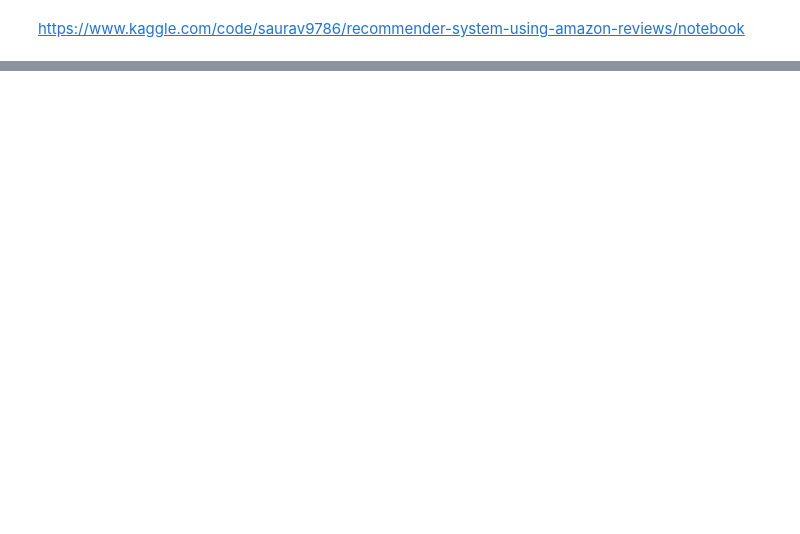
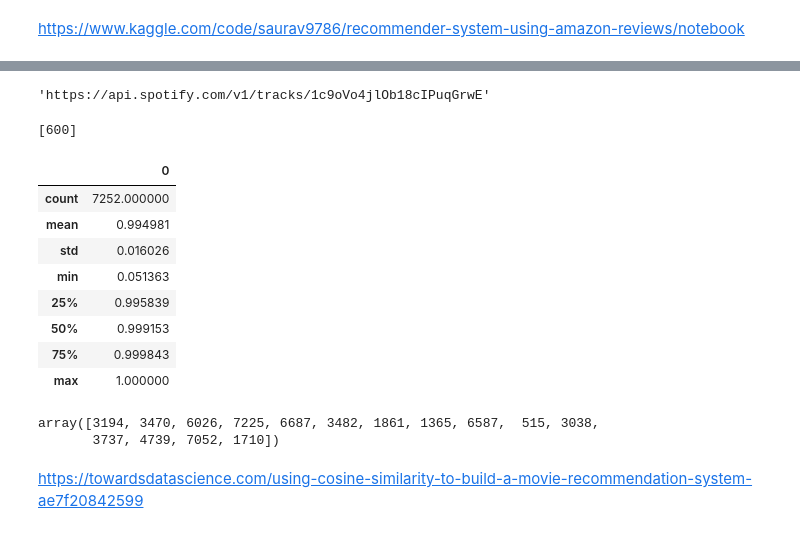
Before and after one commit to stoic-devv/spotify-data-science, a Jupyter notebook: code/model.ipynb, the cells around one changed output, grey strips where cells are left out. Cells and saved outputs as stored; diff of their text form; code cells hidden in the pictures; blank space fills up the shorter version.

```diff
--- a/code/model.ipynb
+++ b/code/model.ipynb
@@ -256,0 +285,15 @@ https://www.kaggle.com/code/saurav9786/recommender-system-using-amazon-reviews/n
+# %%
+cv = CountVectorizer()
+count_matrix = cv.fit_transform(df["sp_genres"])
+# print("Count Matrix:", count_matrix.toarray())
+# np.shape(count_matrix)
+# cosine_sim = cosine_similarity(count_matrix)
+arr2 = []
+for i in range(7252):
+    temp = []
+    for x in range(len(X.columns)-2):
+        temp += [X.iloc[i,x]]
+    arr2 += [ temp]
+# len(arr2)
+cosine_sim = cosine_similarity(arr2)
+print(cosine_sim)
@@ -256,0 +308,37 @@ https://www.kaggle.com/code/saurav9786/recommender-system-using-amazon-reviews/n
+# %%
+df.track_href[600]
+# %% [output]
+'https://api.spotify.com/v1/tracks/1c9oVo4jlOb18cIPuqGrwE'
+# %%
+hreflike = 'https://api.spotify.com/v1/tracks/1c9oVo4jlOb18cIPuqGrwE'
+def get_index_from_href(href):
+    return df.index[df['track_href'] == href].tolist()
+
+idx = get_index_from_href(hreflike)
+print(idx)
+# %% [output]
+[600]
+# %%
+similar_songs = list(enumerate(cosine_sim[idx]))
+# %%
+df2 = pd.DataFrame(similar_songs[0][1])
+
+df2.describe()
+# %% [output]
+|  | 0 |
+| count | 7252.000000 |
+| mean | 0.994981 |
+| std | 0.016026 |
+| min | 0.051363 |
+| 25% | 0.995839 |
+| 50% | 0.999153 |
+| 75% | 0.999843 |
+| max | 1.000000 |
+# %%
+topfifteen = np.argsort(similar_songs[0][1])[-2:-17:-1]
+topfifteen
+# %% [output]
+array([3194, 3470, 6026, 7225, 6687, 3482, 1861, 1365, 6587,  515, 3038,
+       3737, 4739, 7052, 1710])
+# %% [markdown]
+https://towardsdatascience.com/using-cosine-similarity-to-build-a-movie-recommendation-system-ae7f20842599
```
Also changed, not shown: parts of 23 cells of this notebook.
